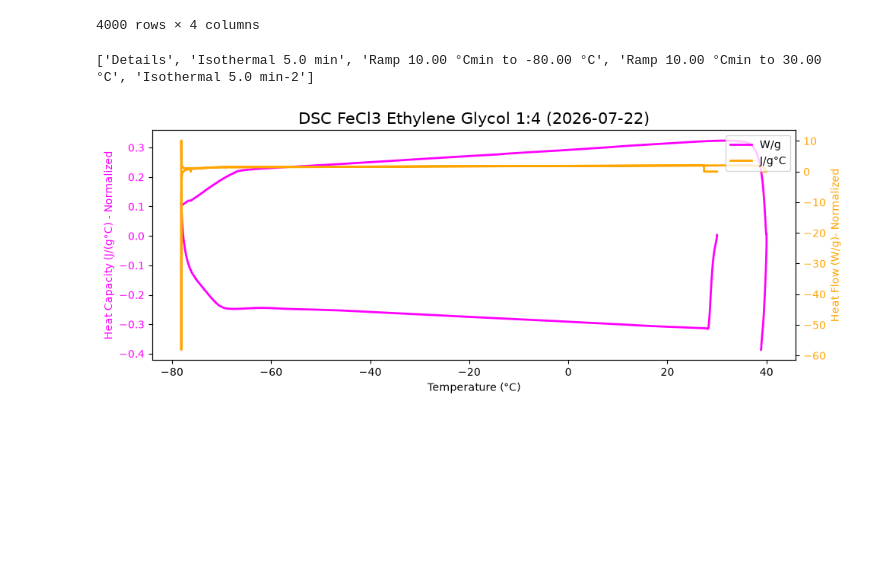
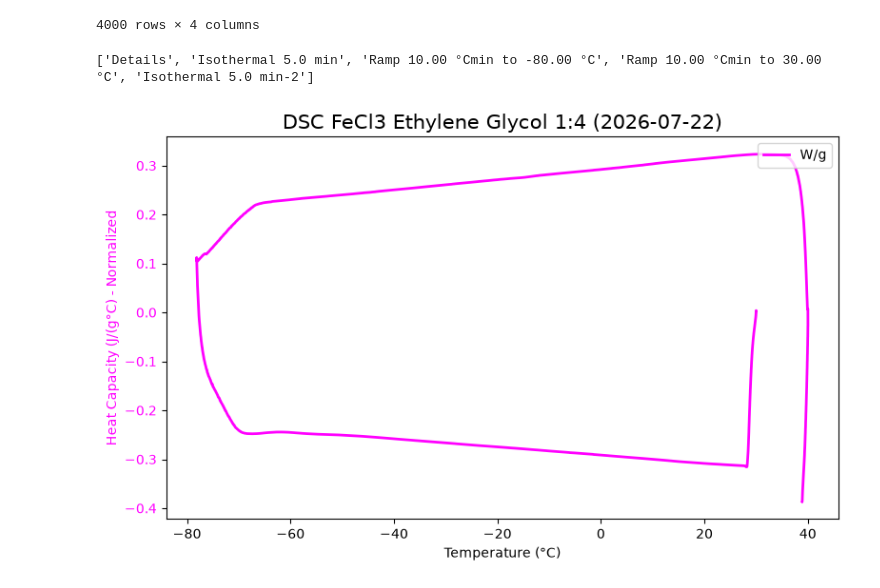
Before and after one commit to maurielle-noto/ionic-liquid-characterization, a Jupyter notebook: dsc.ipynb, the cells around one changed output. Cells and saved outputs as stored; diff of their text form; code cells hidden in the pictures; blank space fills up the shorter version.

```diff
--- a/dsc.ipynb
+++ b/dsc.ipynb
@@ -20,6 +20,16 @@ dsc_df.head()
 | 2 | -76.23 | 1.07071 | 0.119258 |
 | 3 | -76.24 | 1.07214 | 0.119357 |
 | 4 | -76.26 | 1.07349 | 0.119439 |
+# %%
+import pandas as pd
+
+dsc_xl = pd.ExcelFile('/Users/mauriellenoto/Desktop/seager/ionicliquids/data/DSC/FeCl3EthylGlyc14/2026-07-22/2026-07-22-DSC-FeCl3EthylGlyc-1-4.xls')
+
+sheets = dsc_xl.sheet_names
+
+for s in range(0, len(sheets)):
+    sheet_df = pd.read_excel('/Users/mauriellenoto/Desktop/seager/ionicliquids/data/DSC/FeCl3EthylGlyc14/2026-07-22/2026-07-22-DSC-FeCl3EthylGlyc-1-4.xls',
+                             sheet_name = s, header = 1)
 # %% [markdown]
 # extract data fxn
 # %%
@@ -112,60 +111,49 @@ dsc_df[15000:19000]
 | 18999 | 30.01 | 0.00000 | 0.003618 | Isothermal 5.0 min-2 |
 4000 rows × 4 columns
 # %%
-dfs_and_details = {
+dsc_dfs_and_details = {
             # path
-                "rheopath": "/Users/mauriellenoto/Desktop/seager/ionicliquids/data/RHEO/2026-07-17/20260726-RHEO-UAFW.xls",
-                "tgapath": "/Users/mauriellenoto/Desktop/seager/ionicliquids/data/TGA/UAFW/2026-07-17/2026-07-17-TGA-UAFW.xls",
                 "dscpath": "/Users/mauriellenoto/Desktop/seager/ionicliquids/data/DSC/FeCl3EthylGlyc14/2026-07-22/2026-07-22-DSC-FeCl3EthylGlyc-1-4.xls",
+            # steps
+                "steps": ['Isothermal 5.0 min', 'Ramp 10.00 °Cmin to -80.00 °C', 'Ramp 10.00 °Cmin to 30.00 °C', 'Isothermal 5.0 min-2'],
             #  dates
-                "rheodate": "2026-07-17",
-                "tgadate": "2026-07-17",
                 "dscdate": "2026-07-22",
             # details
                 "chemical": "FeCl3 Ethylene Glycol",
                 "ratio": "1:4",
-                "geometry": "40 mm plate"
                     }
 # %%
 import matplotlib.pyplot as plt
 
 def plot_dsc(dict, xlims=None, y1lims=None, y2lims=None):
 
     dsc_df = extract_data(dict["dscpath"])
     temp = dsc_df["Temperature (°C)"]
     hf_JgC = dsc_df["Heat Capacity (Normalized) (J/(g.°C))"]
     hf_Wg = dsc_df["Heat Flow (Normalized) (W/g)"]
 
     y1 = "magenta"
     y2 = "orange"
 
-    fig, ax1 = plt.subplots(figsize = (10,4))
+    fig, ax1 = plt.subplots(figsize = (8,5))
 
     heatflow_Wg = ax1.plot(temp, hf_Wg, color = y1, lw = 2, label = "W/g")
     ax1.set_xlabel("Temperature (°C)")
     if xlims:
         ax1.set_xlim(xlims)
     ax1.set_ylabel("Heat Capacity (J/(g°C) - Normalized", color = y1)
     if y1lims:
         ax1.set_ylim(y1lims)
     ax1.tick_params(axis='y', labelcolor = y1)
 
-    ax2 = ax1.twinx()
-
-    heatflow_JgC = ax2.plot(temp, hf_JgC, color = y2, lw = 2, label = "J/g°C")
-    ax2.set_ylabel("Heat Flow (W/g)- Normalized", color = y2)
-    if y2lims:
-        ax2.set_ylim(y2lims)
-    ax2.tick_params(axis = 'y', labelcolor = y2)
-
     plt.title(f"DSC {dict["chemical"]} {dict["ratio"]} ({dict["dscdate"]})", fontsize=15)
     plt.legend(loc = "upper right",
-               handles = [heatflow_Wg[0], heatflow_JgC[0]])
+               handles = [heatflow_Wg[0]])
     plt.tight_layout()
     plt.show()
 
-dsc_plot = plot_dsc(dfs_and_details)
+dsc_plot = plot_dsc(dsc_dfs_and_details)
 dsc_plot
 # %% [output]
 ['Details', 'Isothermal 5.0 min', 'Ramp 10.00 °Cmin to -80.00 °C', 'Ramp 10.00 °Cmin to 30.00 °C', 'Isothermal 5.0 min-2']
-[figure, old version]
+[figure, new version]
```
Also changed, not shown: parts of 1 cell of this notebook, 2 other files.
